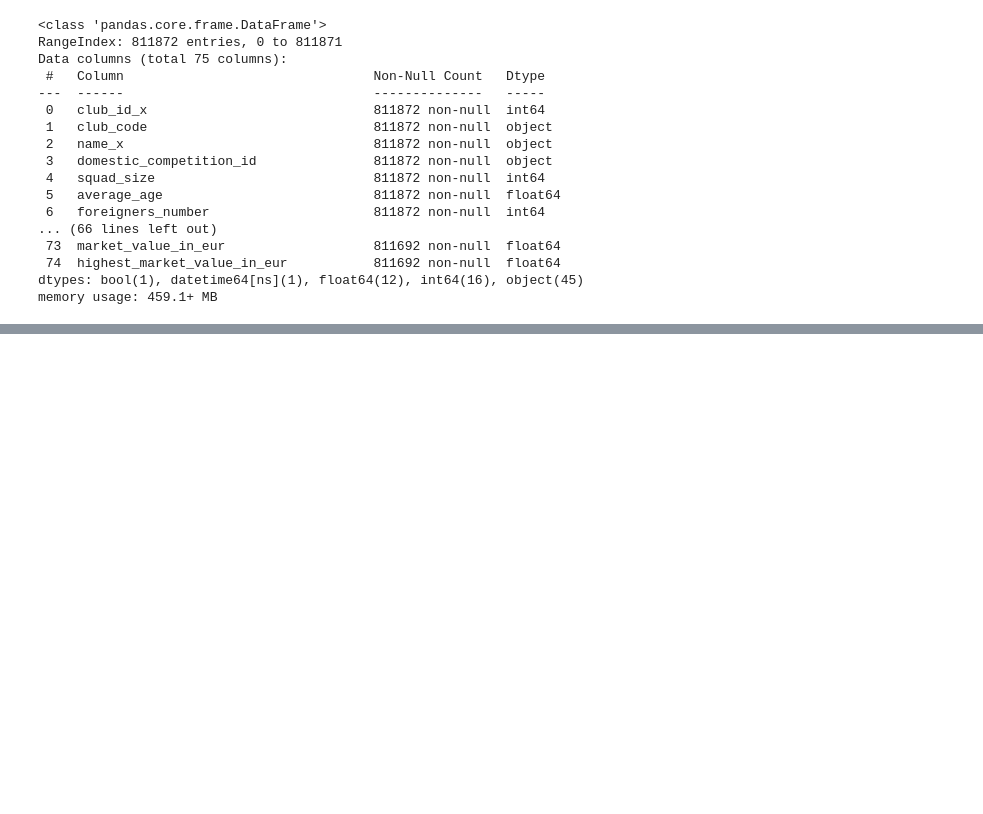
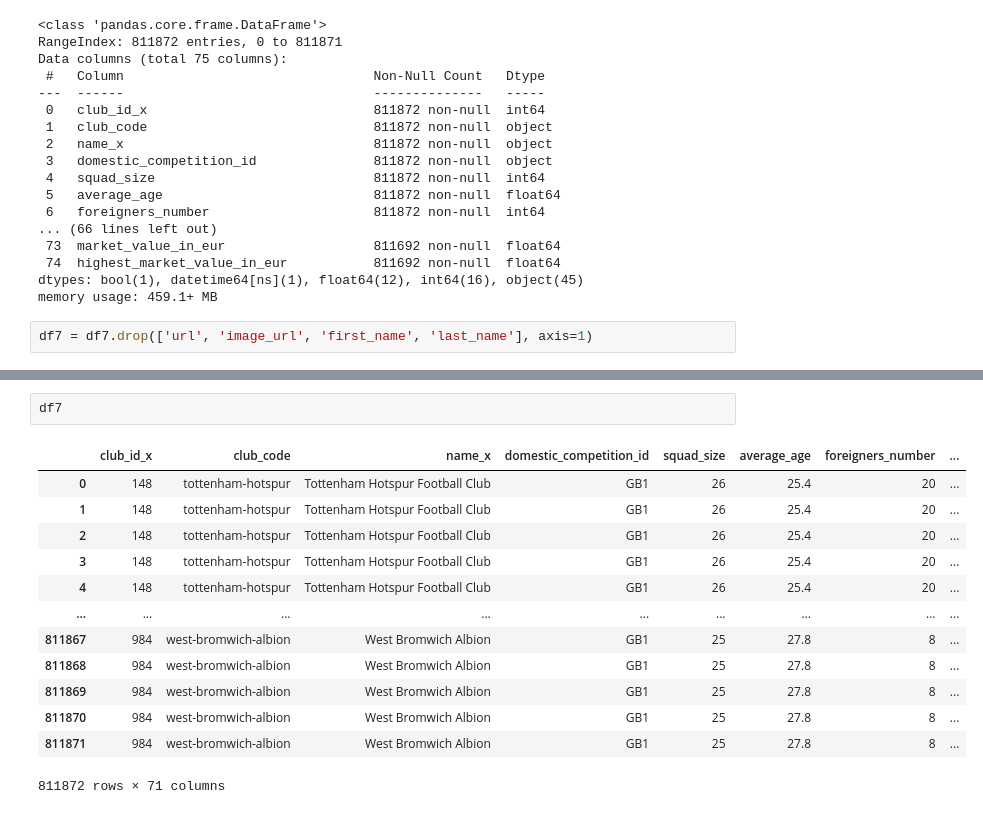
Before and after one commit to MijeongKim0533/PJ_Best_Combination, a Jupyter notebook: SY/Untitled-1.ipynb, the cells around one changed output, grey strips where cells are left out. Drawn from its saved outputs; the diff is of its cells as text; blank space fills up the shorter version.

```diff
--- a/SY/Untitled-1.ipynb
+++ b/SY/Untitled-1.ipynb
@@ -425,3 +425,5 @@ Data columns (total 75 columns):
  74  highest_market_value_in_eur           811692 non-null  float64
 dtypes: bool(1), datetime64[ns](1), float64(12), int64(16), object(45)
 memory usage: 459.1+ MB
+# %%
+df7 = df7.drop(['url', 'image_url', 'first_name', 'last_name'], axis=1)
@@ -427,0 +450,16 @@ memory usage: 459.1+ MB
+# %%
+df7
+# %% [output]
+|  | club_id_x | club_code | name_x | domestic_competition_id | squad_size | average_age | foreigners_number | ... |
+| 0 | 148 | tottenham-hotspur | Tottenham Hotspur Football Club | GB1 | 26 | 25.4 | 20 | ... |
+| 1 | 148 | tottenham-hotspur | Tottenham Hotspur Football Club | GB1 | 26 | 25.4 | 20 | ... |
+| 2 | 148 | tottenham-hotspur | Tottenham Hotspur Football Club | GB1 | 26 | 25.4 | 20 | ... |
+| 3 | 148 | tottenham-hotspur | Tottenham Hotspur Football Club | GB1 | 26 | 25.4 | 20 | ... |
+| 4 | 148 | tottenham-hotspur | Tottenham Hotspur Football Club | GB1 | 26 | 25.4 | 20 | ... |
+| ... | ... | ... | ... | ... | ... | ... | ... | ... |
+| 811867 | 984 | west-bromwich-albion | West Bromwich Albion | GB1 | 25 | 27.8 | 8 | ... |
+| 811868 | 984 | west-bromwich-albion | West Bromwich Albion | GB1 | 25 | 27.8 | 8 | ... |
+| 811869 | 984 | west-bromwich-albion | West Bromwich Albion | GB1 | 25 | 27.8 | 8 | ... |
+| 811870 | 984 | west-bromwich-albion | West Bromwich Albion | GB1 | 25 | 27.8 | 8 | ... |
+| 811871 | 984 | west-bromwich-albion | West Bromwich Albion | GB1 | 25 | 27.8 | 8 | ... |
+811872 rows × 71 columns
```
Also changed, not shown: parts of 1 cell of this notebook.
